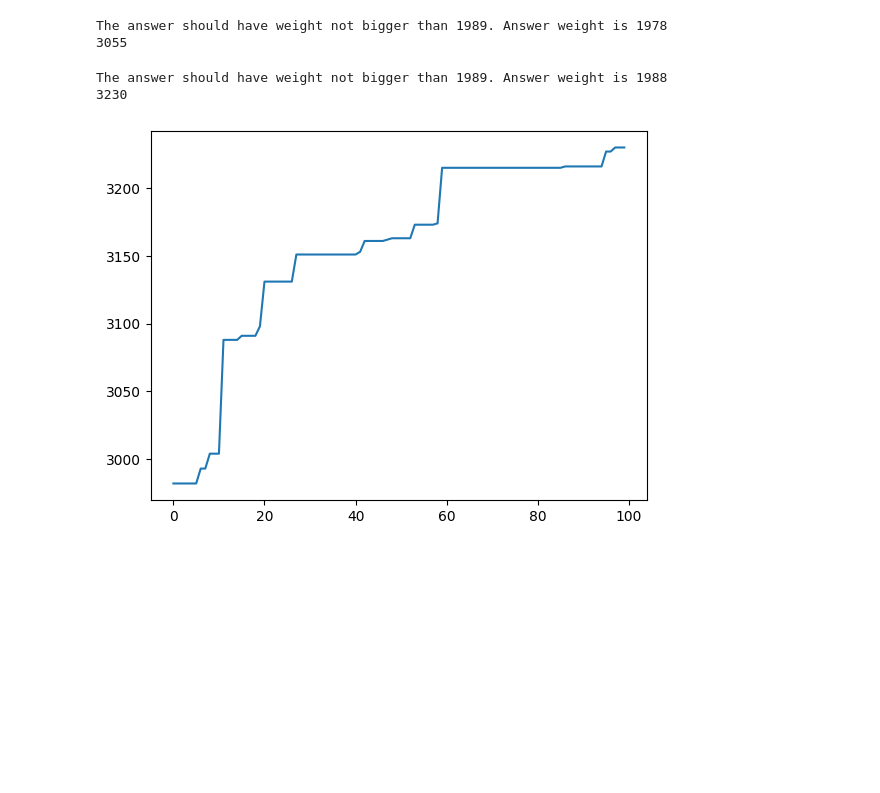
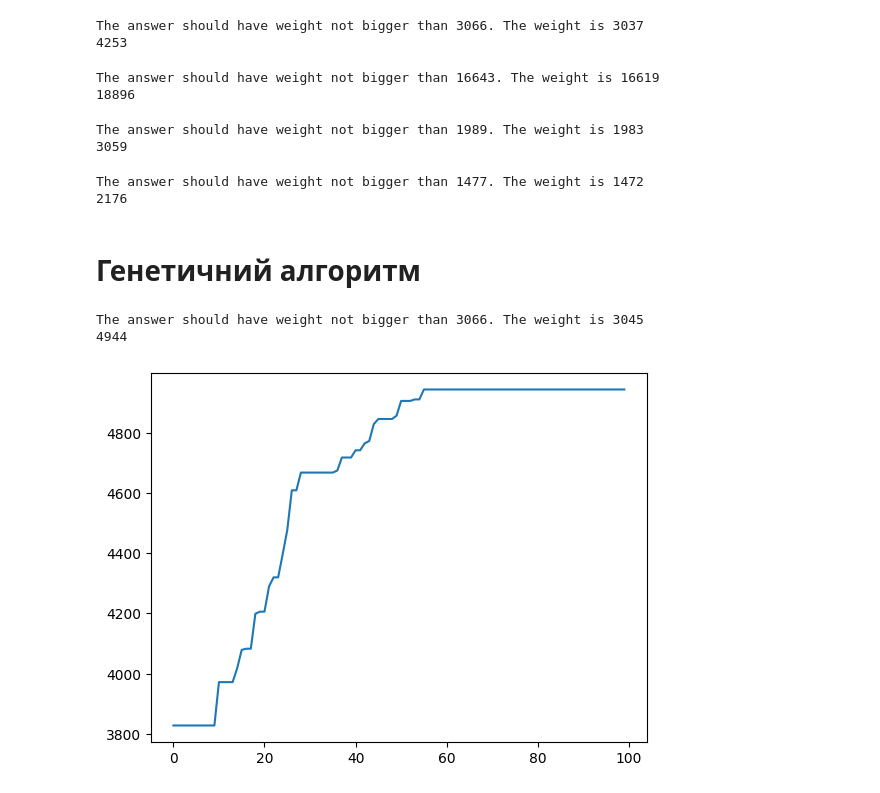
Before and after one commit to Aznatdor/Swarm-Intelligence, a Jupyter notebook: Lab 5/lab_5.ipynb, the cells around one changed output. Saved outputs shown, nothing was run; the diff lists cells and outputs as text; code cells hidden in the pictures; blank space fills up the shorter version.

```diff
--- a/Lab 5/lab_5.ipynb
+++ b/Lab 5/lab_5.ipynb
@@ -4,0 +6,6 @@ import numpy as np
+# %%
+weight1, weights1, costs1 = helpers.create_test_case(50, 250)
+weight2, weights2, costs2 = helpers.create_test_case(250, 250)
+
+weight3, weights3, costs3 = helpers.get_data(r"Datasets\Data50.txt")
+weight4, weights4, costs4 = helpers.get_data(r"Datasets\Data49.txt")
@@ -5,19 +15,43 @@ import numpy as np
+# %%
+test_A1 = opt.SAO(len(weights1))
+res, sol = test_A1.main_loop(5 * 10 ** 4, weight1, weights1, costs1, decay_function=lambda x: x ** - 0.6, verbose=False)
+print(f"The answer should have weight not bigger than {weight1}. The weight is", sum(weights1 * sol))
+print(res)
+# %% [output]
+The answer should have weight not bigger than 3066. The weight is 3037
+4253
 # %%
-weight, weights, costs = helpers.get_data(r"Datasets\Data50.txt")
-test = opt.SAO(len(weights))
-res, sol = test.main_loop(10_000, weight, weights, costs, decay_function=lambda x: np.exp(-x/10 ** 3), verbose=False)
-print(f"The answer should have weight not bigger than {weight}. Answer weight is", sum(weights * sol))
+test_A2 = opt.SAO(len(weights2))
+res, sol = test_A2.main_loop(10 ** 5, weight2, weights2, costs2, decay_function=lambda x: x ** - 0.6, verbose=False)
+print(f"The answer should have weight not bigger than {weight2}. The weight is", sum(weights2 * sol))
 print(res)
 # %% [output]
-The answer should have weight not bigger than 1989. Answer weight is 1978
-3055
+The answer should have weight not bigger than 16643. The weight is 16619
+18896
+# %%
+test_A3 = opt.SAO(len(weights3))
+res, sol = test_A3.main_loop(5 * 10 ** 4, weight3, weights3, costs3, decay_function=lambda x: x ** - 0.5, verbose=False)
+print(f"The answer should have weight not bigger than {weight3}. The weight is", sum(weights3 * sol))
+print(res)
+# %% [output]
+The answer should have weight not bigger than 1989. The weight is 1983
+3059
+# %%
+test_A4 = opt.SAO(len(weights4))
+res, sol = test_A4.main_loop(10 ** 5, weight4, weights4, costs4, decay_function=lambda x: x ** - 0.5, verbose=False)
+print(f"The answer should have weight not bigger than {weight4}. The weight is", sum(weights4 * sol))
+print(res)
+# %% [output]
+The answer should have weight not bigger than 1477. The weight is 1472
+2176
+# %% [markdown]
+# Генетичний алгоритм
 # %%
-weight, weights, costs = helpers.get_data(r"Datasets\Data50.txt")
-test2 = opt.GO(100, len(weights))
-res, sol = test2.main_loop(100, 50, 0.3, weight, weights, costs, verbose=False, gif_name=r"Gifs\GO")
-print(f"The answer should have weight not bigger than {weight}. Answer weight is", sum(weights * sol))
+test_GO1 = opt.GO(100, len(weights1))
+res, sol = test_GO1.main_loop(100, 50, 0.3, weight1, weights1, costs1, gif_name="Gifs\GO_test1", verbose=False)
+print(f"The answer should have weight not bigger than {weight1}. The weight is", sum(weights1 * sol))
 print(res)
 # %% [output]
-The answer should have weight not bigger than 1989. Answer weight is 1988
-3230
+The answer should have weight not bigger than 3066. The weight is 3045
+4944
-[figure, old version]
+[figure, new version]
```
Also changed, not shown: parts of 6 cells of this notebook.
